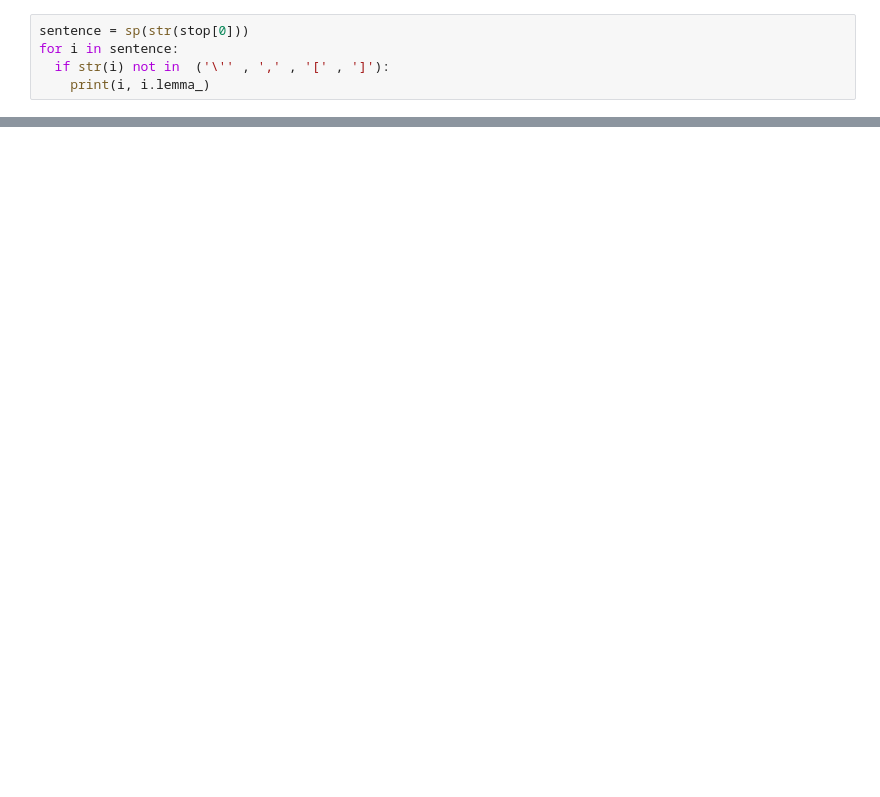
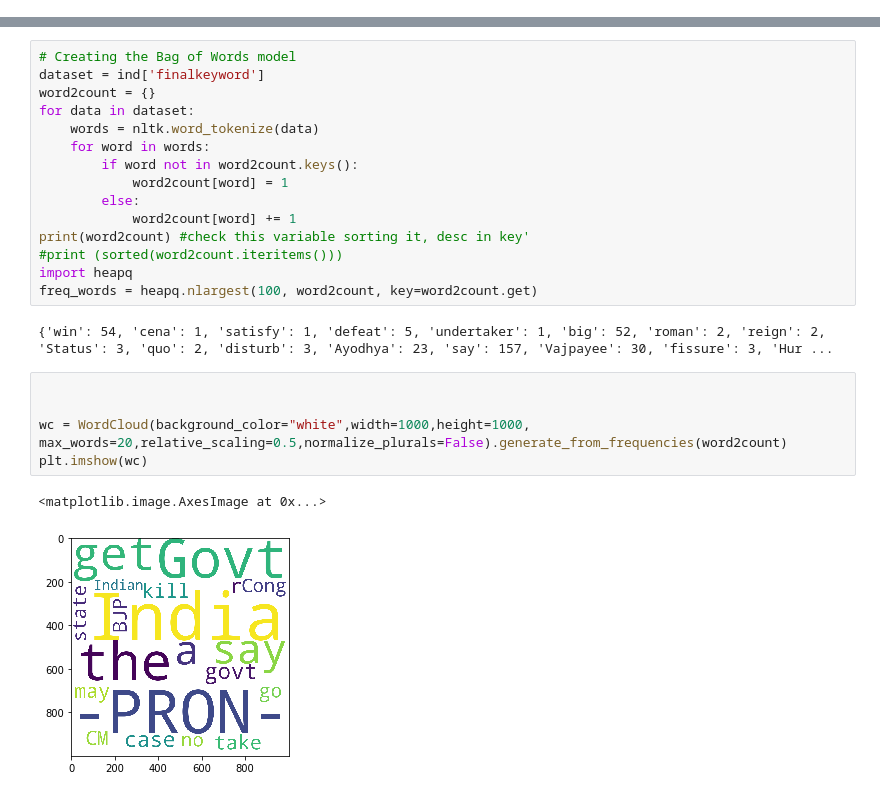
Before and after one commit to SrivatsDeshpande/nlp-categorization-of-news, a Jupyter notebook: News_NLP.ipynb, the cells around one changed output, grey strips where cells are left out. Saved outputs shown, nothing was run; the diff lists cells and outputs as text; blank space fills up the shorter version.

```diff
--- a/News_NLP.ipynb
+++ b/News_NLP.ipynb
@@ -94,5 +0,0 @@ stop
-# %%
-sentence = sp(str(stop[0]))
-for i in sentence:
-  if str(i) not in  ('\'' , ',' , '[' , ']'):
-    print(i, i.lemma_)
@@ -167,0 +275,25 @@ ind
+# %%
+# Creating the Bag of Words model
+dataset = ind['finalkeyword']
+word2count = {}
+for data in dataset:
+	words = nltk.word_tokenize(data)
+	for word in words:
+		if word not in word2count.keys():
+			word2count[word] = 1
+		else:
+			word2count[word] += 1
+print(word2count) #check this variable sorting it, desc in key'
+#print (sorted(word2count.iteritems()))
+import heapq
+freq_words = heapq.nlargest(100, word2count, key=word2count.get)
+# %% [output]
+{'win': 54, 'cena': 1, 'satisfy': 1, 'defeat': 5, 'undertaker': 1, 'big': 52, 'roman': 2, 'reign': 2, 'Status': 3, 'quo': 2, 'disturb': 3, 'Ayodhya': 23, 'say': 157, 'Vajpayee': 30, 'fissure': 3, 'Hur ...
+# %%
+
+
+wc = WordCloud(background_color="white",width=1000,height=1000, max_words=20,relative_scaling=0.5,normalize_plurals=False).generate_from_frequencies(word2count)
+plt.imshow(wc)
+# %% [output]
+<matplotlib.image.AxesImage at 0x...>
+[figure, added]
```
Also changed, not shown: parts of 42 cells of this notebook.
